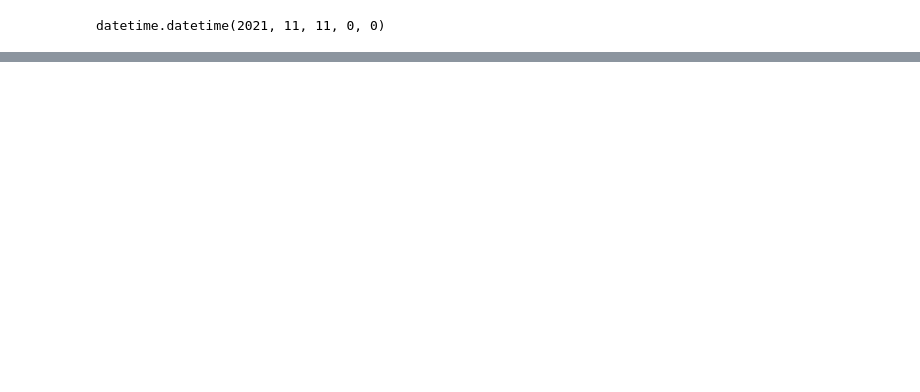
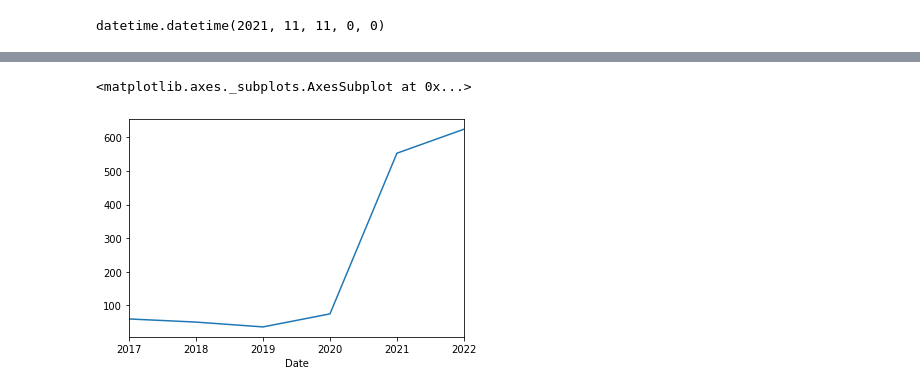
Before and after one commit to manasik29/Time_Series, a Jupyter notebook: Time_Series_EDA.ipynb, the cells around one changed output, grey strips where cells are left out. Drawn from its saved outputs; the diff is of its cells as text; code cells hidden in the pictures; blank space fills up the shorter version.

```diff
--- a/Time_Series_EDA.ipynb
+++ b/Time_Series_EDA.ipynb
@@ -200,0 +279,5 @@ execution time: 0:00:00.000161
+# %%
+df_tesla.resample(rule='A').min()['Open'].plot()
+# %% [output]
+<matplotlib.axes._subplots.AxesSubplot at 0x...>
+[figure, added]
```
Also changed, not shown: parts of 46 cells of this notebook.
